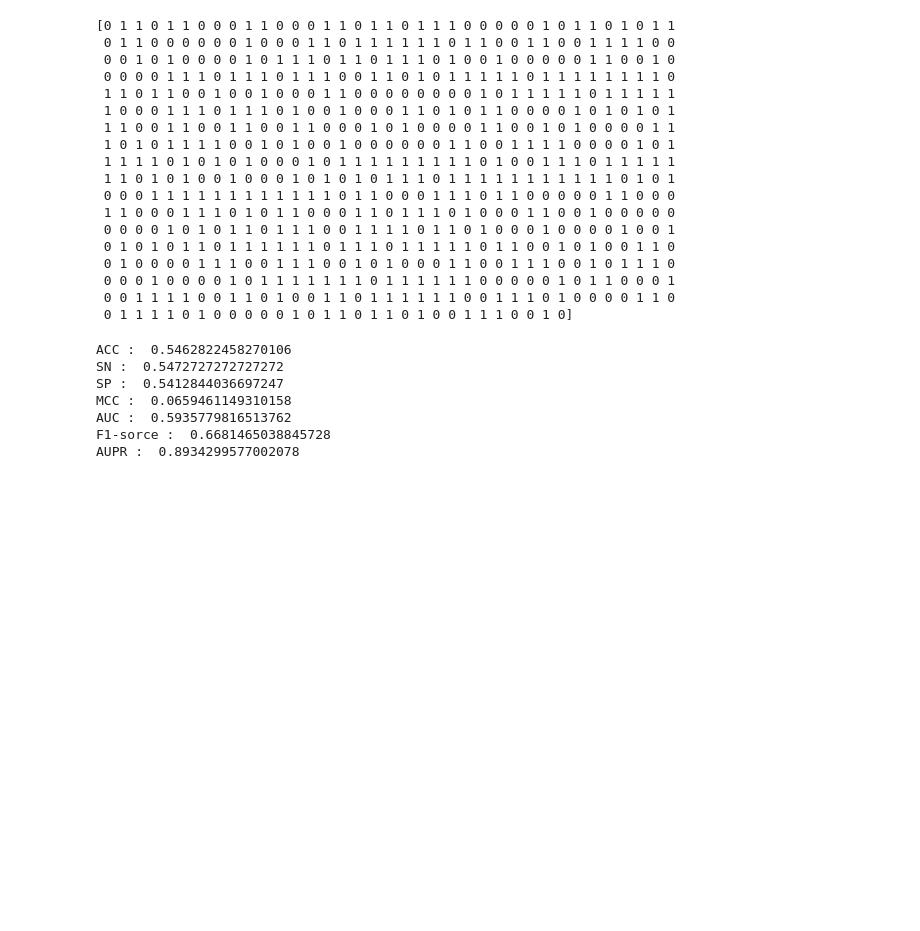
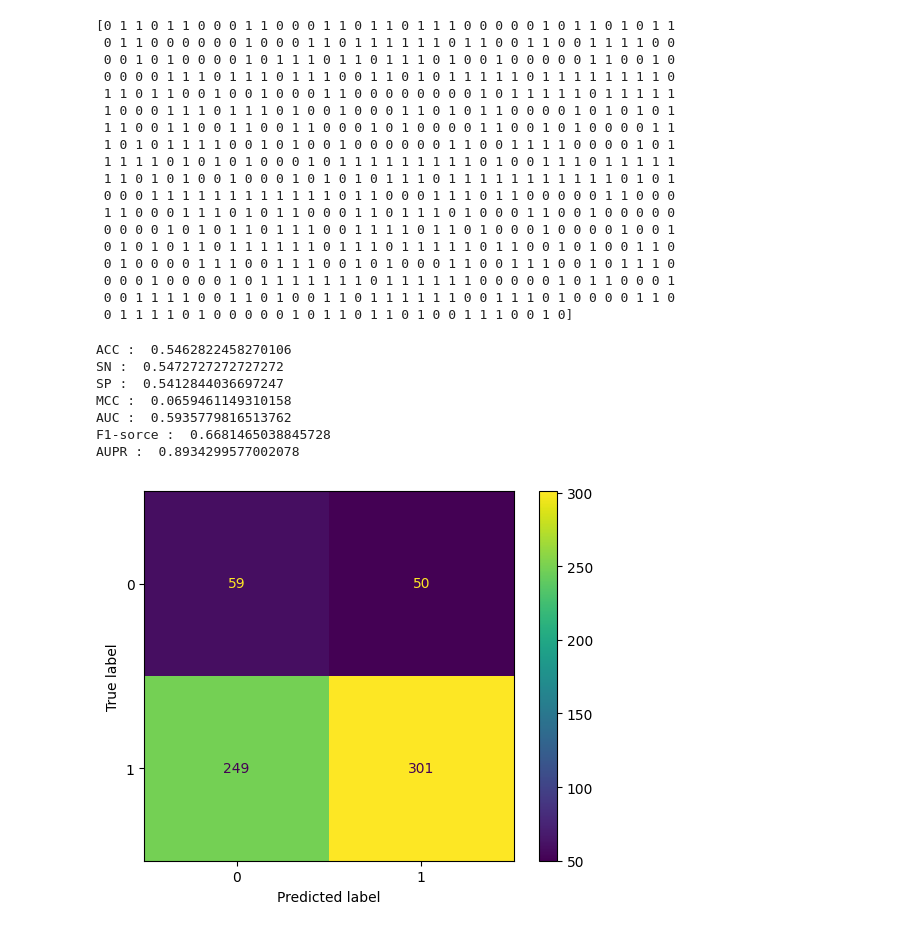
Before and after one commit to jchou03/DeepIRES, a Jupyter notebook: DeepIRES_test_on_human5primeutr.ipynb, the cells around one changed output. Saved outputs shown, nothing was run; the diff lists cells and outputs as text; code cells hidden in the pictures; blank space fills up the shorter version.

```diff
--- a/DeepIRES_test_on_human5primeutr.ipynb
+++ b/DeepIRES_test_on_human5primeutr.ipynb
@@ -141,7 +236,8 @@ print(y_pred)
 acc = accuracy_score(y_test, y_pred)
 sn = recall_score(y_test, y_pred)
 mcc = matthews_corrcoef(y_test, y_pred)
-tn, fp, fn, tp = confusion_matrix(y_test, y_pred).ravel()
+confusion_matrix = confusion_matrix(y_test, y_pred)
+tn, fp, fn, tp = confusion_matrix.ravel()
 sp = tn / (tn + fp)
 auroc = roc_auc_score(y_test, y_pred_score)
 f1 = f1_score(y_test, y_pred.reshape(-1))
@@ -163,3 +259,12 @@ MCC :  0.0659461149310158
 AUC :  0.5935779816513762
 F1-sorce :  0.6681465038845728
 AUPR :  0.8934299577002078
+# %%
+from sklearn.metrics import ConfusionMatrixDisplay
+import matplotlib.pyplot as plt
+
+disp = ConfusionMatrixDisplay(confusion_matrix=confusion_matrix)
+disp.plot()
+plt.show()
+# %% [output]
+[figure, added]
```
Also changed, not shown: parts of 9 cells of this notebook, 4 other files.
